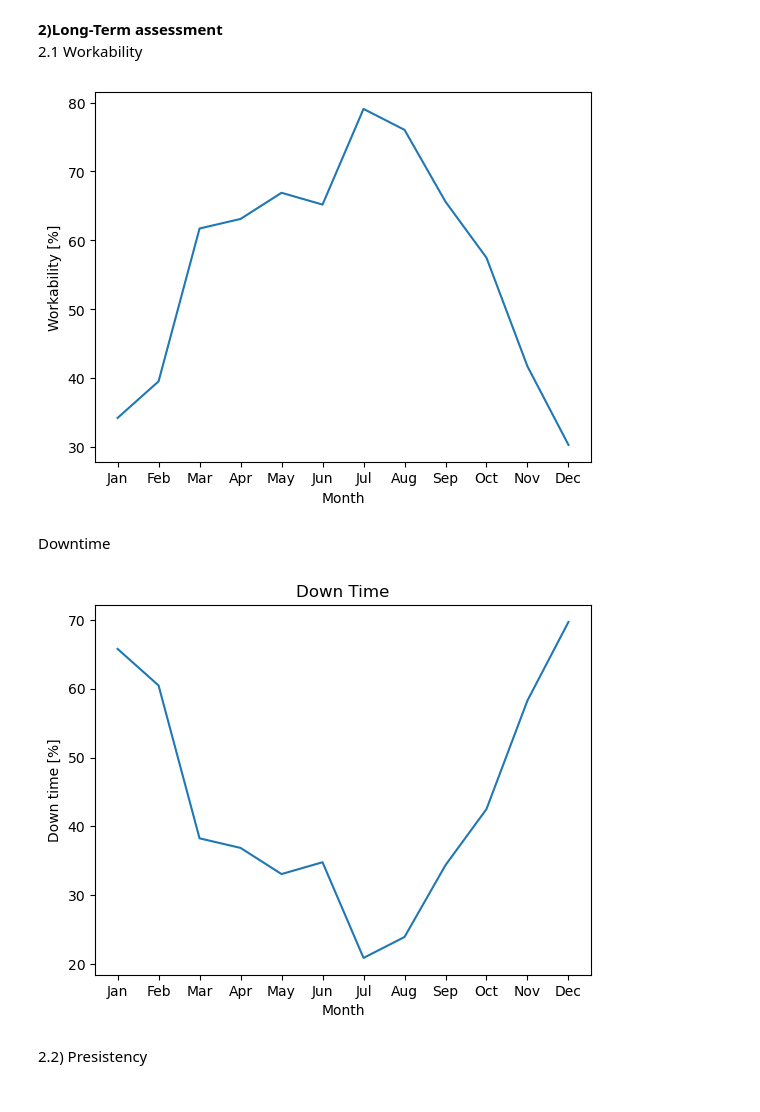
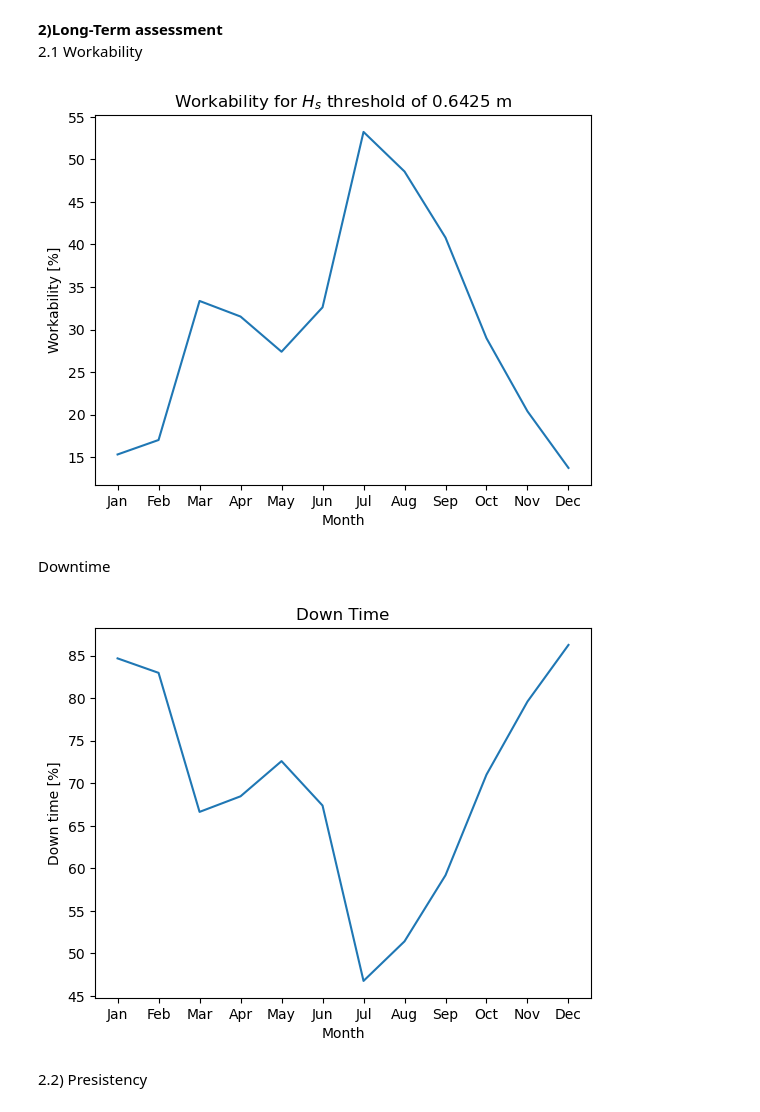
Before and after one commit to denisepierce01/Dredging, a Jupyter notebook: Dredging.ipynb, the cells around one changed output. Drawn from its saved outputs; the diff is of its cells as text; code cells hidden in the pictures.

```diff
--- a/Dredging.ipynb
+++ b/Dredging.ipynb
@@ -77,26 +77,27 @@ plt.show()
 \
 2.1 Workability
 # %%
-draught= 4  #CHANGE WITH BOATS
+draught= 2.57  #CHANGE WITH BOATS
 Hs_thres = 0.25 *draught  #CHANGE WITH BOAT DRAUGHT
 work_ability = []
 
 for month in range(1,12+1,1):
     data_month = eurpfm[eurpfm.index.month == month].copy()
     n_all = len(data_month)
 
     data_month = data_month[data_month['Hs [m]'] <= Hs_thres]
     n_workable = len(data_month)
 
     work_ability.append(n_workable/n_all*100)
 
 months = ['Jan', 'Feb', 'Mar', 'Apr', 'May', 'Jun', 'Jul', 'Aug', 'Sep', 'Oct', 'Nov', 'Dec']
 plt.plot(work_ability);
+plt.title('Workability for $H_s$ threshold of ' + str(Hs_thres) + ' m');
 plt.xticks(np.linspace(0,11,12), months);
 plt.xlabel('Month')
 plt.ylabel('Workability [%]');
 # %% [output]
-[figure, old version]
+[figure, new version]
 # %% [markdown]
 Downtime
 # %%
@@ -108,7 +109,7 @@ plt.xticks(np.linspace(0,11,12), months);
 plt.xlabel('Month')
 plt.ylabel('Down time [%]');
 # %% [output]
-[figure, old version]
+[figure, new version]
 # %% [markdown]
 2.2) Presistency
 # %%
```
Also changed, not shown: parts of 2 cells of this notebook.
